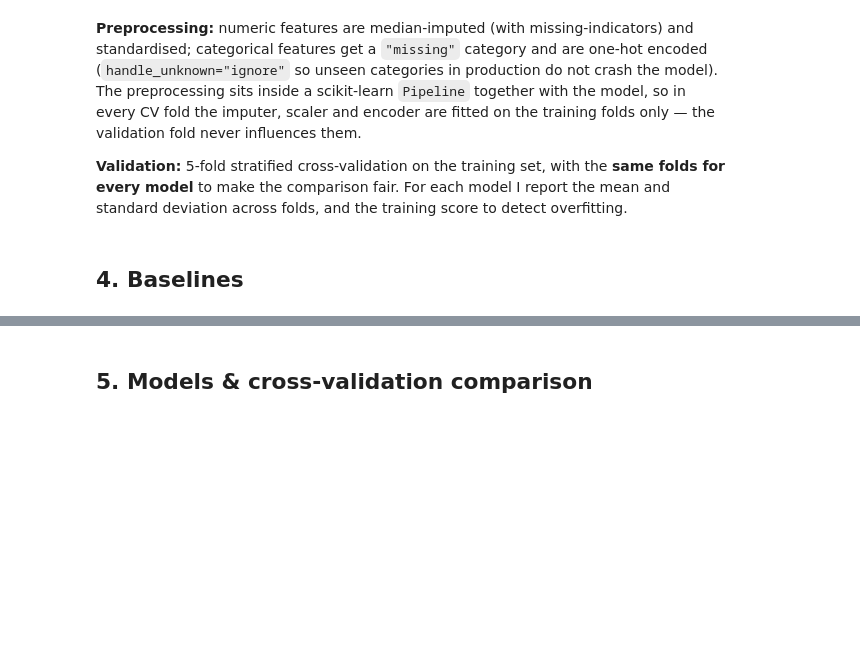
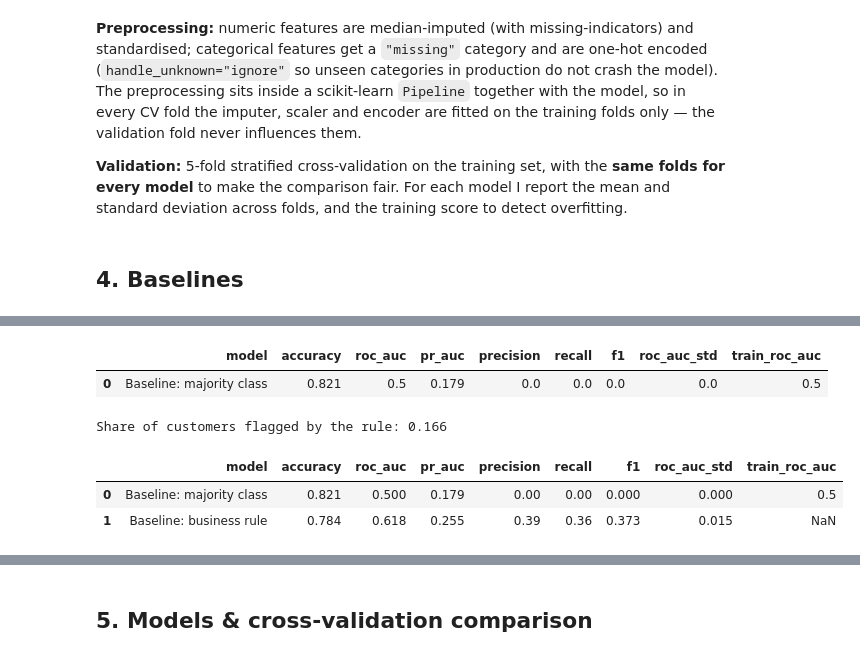
Before and after one commit to mineterkan/customer-churn-prediction, a Jupyter notebook: notebooks/churn_analysis.ipynb, the cells around one changed output, grey strips where cells are left out. Drawn from its saved outputs; the diff is of its cells as text; code cells hidden in the pictures; blank space fills up the shorter version.

Commit message:
Add majority-class and business-rule baselines

```diff
--- a/notebooks/churn_analysis.ipynb
+++ b/notebooks/churn_analysis.ipynb
@@ -480,0 +485,39 @@ results = []   # every model adds one row here → one comparison table
+# %%
+dummy = Pipeline([("pre", make_preprocessor()),
+                  ("clf", DummyClassifier(strategy="most_frequent"))])
+results.append(cv_evaluate("Baseline: majority class", dummy))
+pd.DataFrame(results).round(3)
+# %% [output]
+|  | model | accuracy | roc_auc | pr_auc | precision | recall | f1 | roc_auc_std | train_roc_auc |
+| 0 | Baseline: majority class | 0.821 | 0.5 | 0.179 | 0.0 | 0.0 | 0.0 | 0.0 | 0.5 |
+# %%
+def business_rule(X_part):
+    """Flag monthly-contract customers with low activity. No learning from data."""
+    return ((X_part["contract_type"] == "monthly") &
+            (X_part["login_days_30d"] < 10)).astype(int)
+
+# Evaluate on the exact same validation folds as the ML models
+fold_scores = []
+for _, val_idx in cv.split(X_train, y_train):
+    X_val, y_val = X_train.iloc[val_idx], y_train.iloc[val_idx]
+    pred = business_rule(X_val)
+    fold_scores.append({
+        "accuracy":  accuracy_score(y_val, pred),
+        "roc_auc":   roc_auc_score(y_val, pred),
+        "pr_auc":    average_precision_score(y_val, pred),
+        "precision": precision_score(y_val, pred, zero_division=0),
+        "recall":    recall_score(y_val, pred),
+        "f1":        f1_score(y_val, pred),
+    })
+fold_df = pd.DataFrame(fold_scores)
+rule_row = {"model": "Baseline: business rule", **fold_df.mean().to_dict(),
+            "roc_auc_std": fold_df["roc_auc"].std(), "train_roc_auc": np.nan}
+results.append(rule_row)
+
+print("Share of customers flagged by the rule:", round(business_rule(X_train).mean(), 3))
+pd.DataFrame(results).round(3)
+# %% [output]
+Share of customers flagged by the rule: 0.166
+|  | model | accuracy | roc_auc | pr_auc | precision | recall | f1 | roc_auc_std | train_roc_auc |
+| 0 | Baseline: majority class | 0.821 | 0.500 | 0.179 | 0.00 | 0.00 | 0.000 | 0.000 | 0.5 |
+| 1 | Baseline: business rule | 0.784 | 0.618 | 0.255 | 0.39 | 0.36 | 0.373 | 0.015 | NaN |
```
Also changed, not shown: parts of 2 cells of this notebook.
